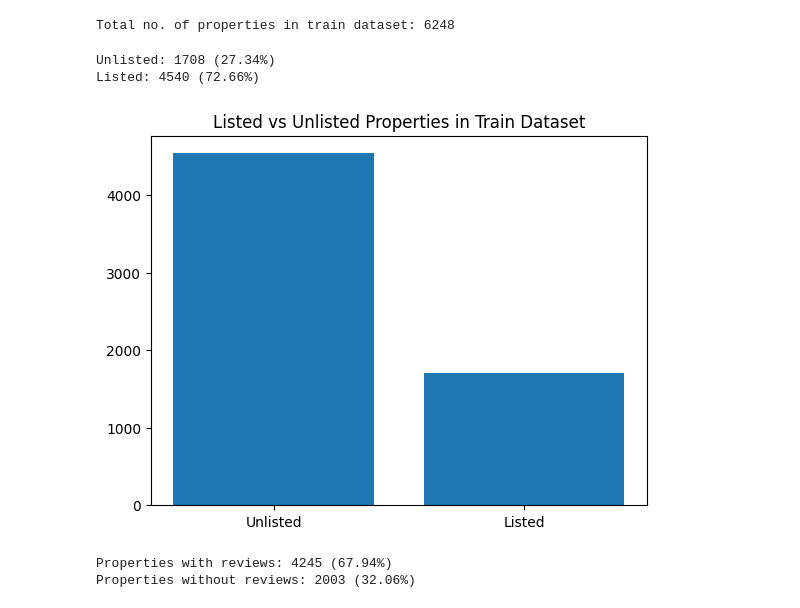
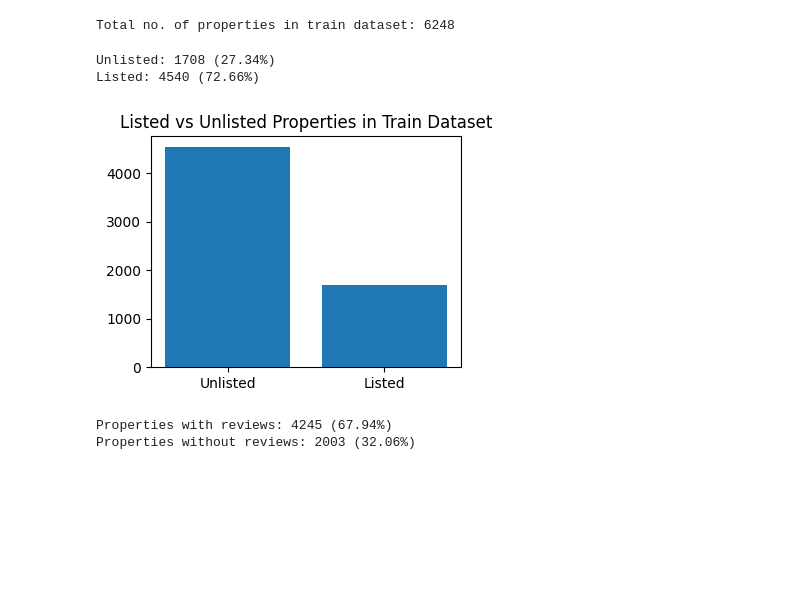
Before and after one commit to fmportela/text-mining-group-project-23-24, a Jupyter notebook: 1-data-exploration-and-split.ipynb, the cells around one changed output. Drawn from its saved outputs; the diff is of its cells as text; code cells hidden in the pictures; blank space fills up the shorter version.

```diff
--- a/1-data-exploration-and-split.ipynb
+++ b/1-data-exploration-and-split.ipynb
@@ -167,18 +170,19 @@ Total no. of properties in train dataset: 6248
 # %%
 # listed vs unlisted
 unlisted = train_info['unlisted'].value_counts()
 print(f'Unlisted: {unlisted[1]} ({unlisted[1] / train_info.shape[0] * 100:.2f}%)')
 print(f'Listed: {unlisted[0]} ({unlisted[0] / train_info.shape[0] * 100:.2f}%)')
 
+plt.figure(figsize=(4,3))
 plt.bar(['Unlisted', 'Listed'], unlisted)
 plt.title('Listed vs Unlisted Properties in Train Dataset')
 plt.show()
 
 # ... some data imbalance, might need to address this later
 # %% [output]
 Unlisted: 1708 (27.34%)
 Listed: 4540 (72.66%)
-[figure, old version]
+[figure, new version]
 # %%
 # property reviews
 reviews_per_property = train_reviews['index'].value_counts()
```
Also changed, not shown: parts of 16 cells of this notebook.
